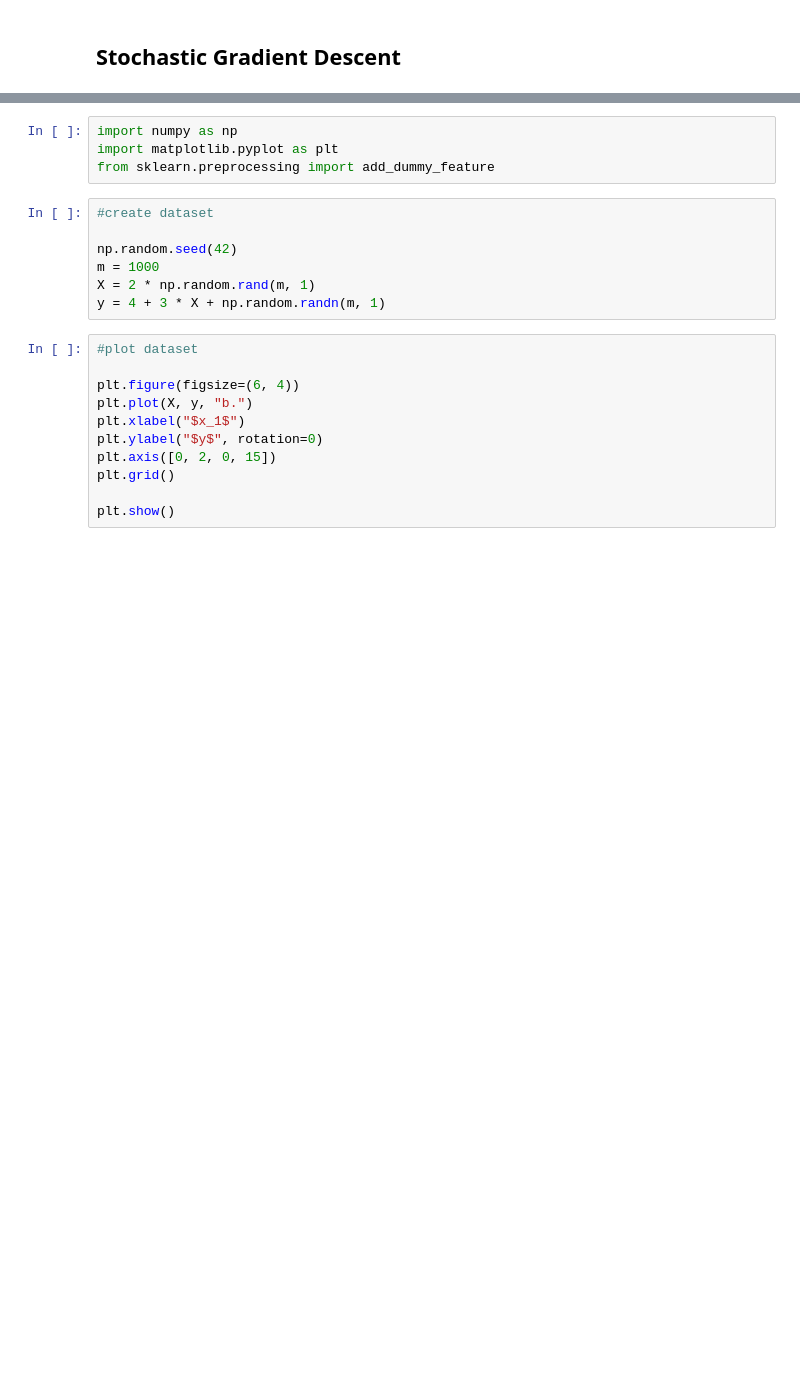
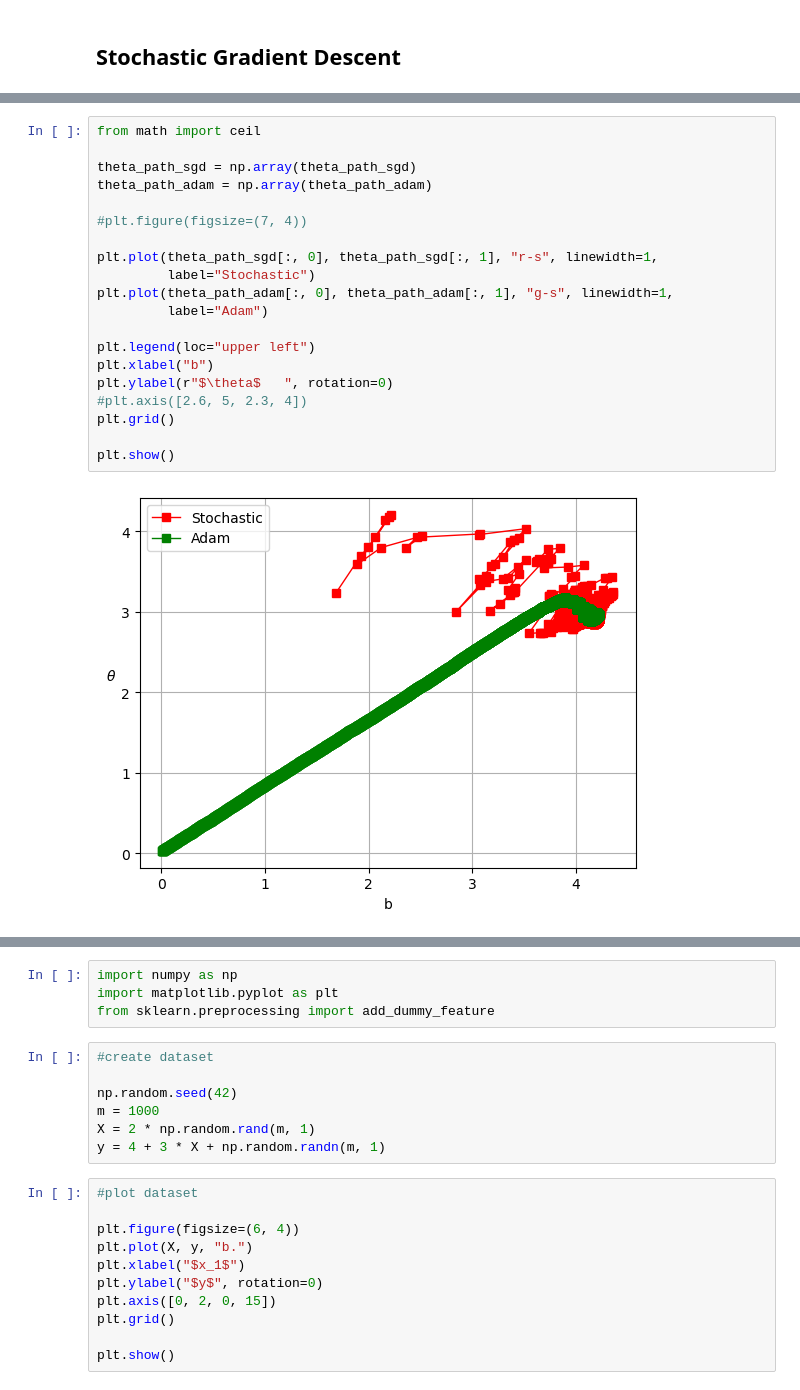
Before and after one commit to boyang102/DSC210_Project, a Jupyter notebook: SGD_Regressor.ipynb, the cells around one changed output, grey strips where cells are left out. Drawn from its saved outputs; the diff is of its cells as text; blank space fills up the shorter version.

```diff
--- a/SGD_Regressor.ipynb
+++ b/SGD_Regressor.ipynb
@@ -2,0 +135,22 @@
+# %%
+from math import ceil
+
+theta_path_sgd = np.array(theta_path_sgd)
+theta_path_adam = np.array(theta_path_adam)
+
+#plt.figure(figsize=(7, 4))
+
+plt.plot(theta_path_sgd[:, 0], theta_path_sgd[:, 1], "r-s", linewidth=1,
+         label="Stochastic")
+plt.plot(theta_path_adam[:, 0], theta_path_adam[:, 1], "g-s", linewidth=1,
+         label="Adam")
+
+plt.legend(loc="upper left")
+plt.xlabel("b")
+plt.ylabel(r"$\theta$   ", rotation=0)
+#plt.axis([2.6, 5, 2.3, 4])
+plt.grid()
+
+plt.show()
+# %% [output]
+[figure, added]
```
Also changed, not shown: parts of 12 cells of this notebook.
